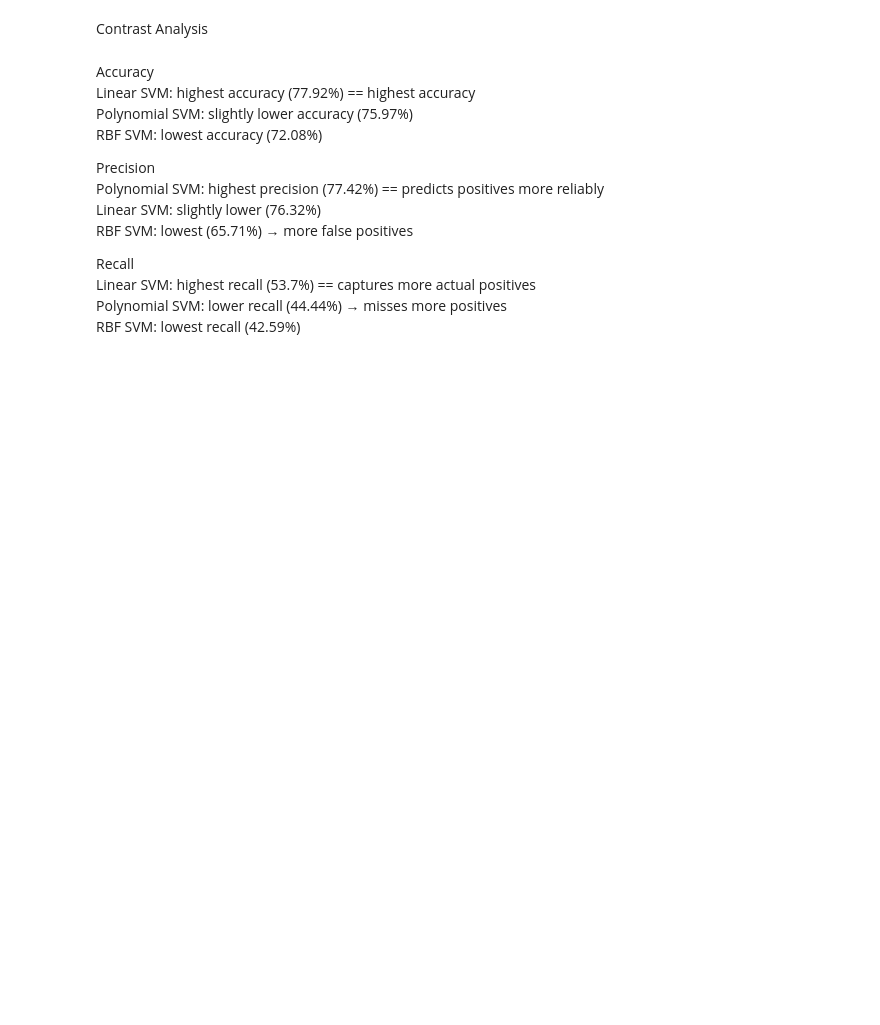
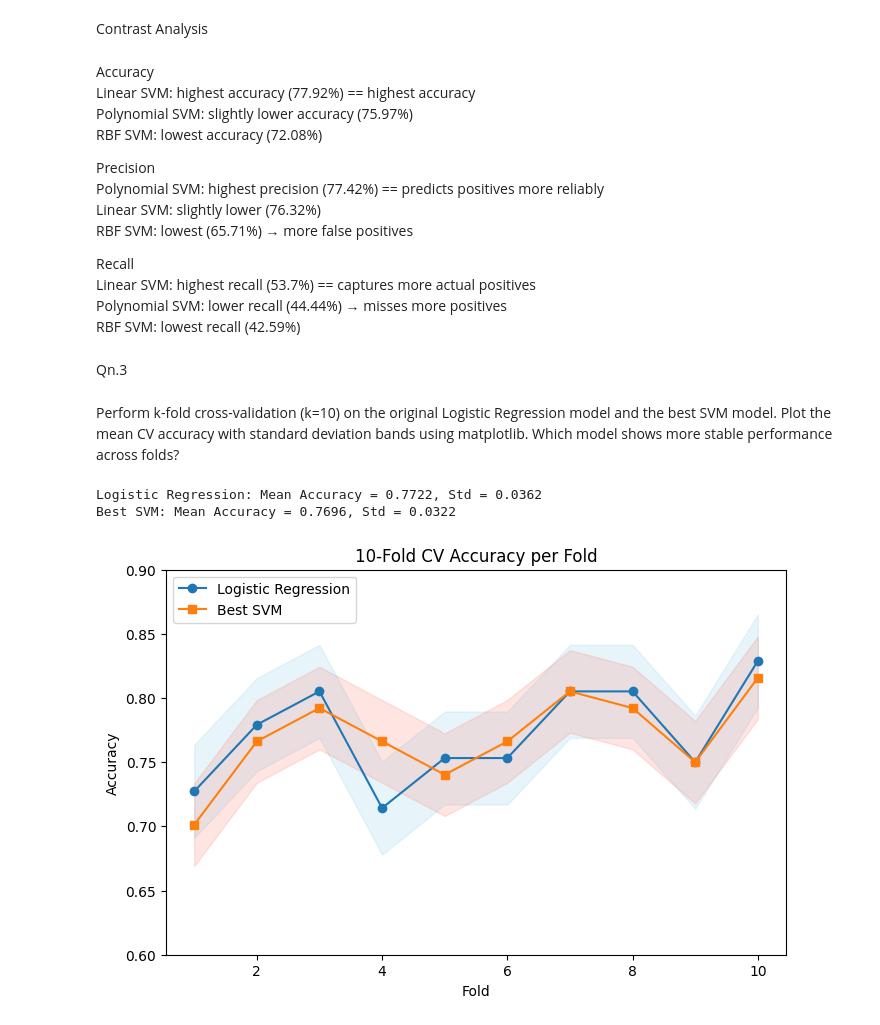
Before and after one commit to anthonybyamugisha/diabates_model, a Jupyter notebook: Lab 5 - Logistic regression and SVM.ipynb, the cells around one changed output. Drawn from its saved outputs; the diff is of its cells as text; code cells hidden in the pictures; blank space fills up the shorter version.

```diff
--- a/Lab 5 - Logistic regression and SVM.ipynb
+++ b/Lab 5 - Logistic regression and SVM.ipynb
@@ -333,3 +333,7 @@ Recall
 Linear SVM: highest recall (53.7%) == captures more actual positives
 Polynomial SVM: lower recall (44.44%) → misses more positives
 RBF SVM: lowest recall (42.59%)
+# %% [markdown]
+Qn.3
+# %% [markdown]
+Perform k-fold cross-validation (k=10) on the original Logistic Regression model and the best SVM model. Plot the mean CV accuracy with standard deviation bands using matplotlib. Which model shows more stable performance across folds?
@@ -335,0 +342,41 @@ RBF SVM: lowest recall (42.59%)
+# %%
+#performing cross-validation for logistic regression and best SVM model
+k = 10
+
+# Logistic Regression
+cv_scores_lr = cross_val_score(lr, X, y, cv=k, scoring="accuracy")
+
+# Best SVM model (already tuned)
+cv_scores_svm = cross_val_score(best_model, X, y, cv=k, scoring="accuracy")
+# %%
+#computing mean and standard deviation of cross-validation scores
+# Logistic Regression
+mean_lr = np.mean(cv_scores_lr)
+std_lr = np.std(cv_scores_lr)
+
+# SVM
+mean_svm = np.mean(cv_scores_svm)
+std_svm = np.std(cv_scores_svm)
+
+print("Logistic Regression: Mean Accuracy = {:.4f}, Std = {:.4f}".format(mean_lr, std_lr))
+print("Best SVM: Mean Accuracy = {:.4f}, Std = {:.4f}".format(mean_svm, std_svm))
+# %% [output]
+Logistic Regression: Mean Accuracy = 0.7722, Std = 0.0362
+Best SVM: Mean Accuracy = 0.7696, Std = 0.0322
+# %%
+#visualizing cross-validation scores for each fold
+folds = np.arange(1, 11)
+
+plt.figure(figsize=(8,5))
+plt.plot(folds, cv_scores_lr, marker='o', label='Logistic Regression')
+plt.plot(folds, cv_scores_svm, marker='s', label='Best SVM')
+plt.fill_between(folds, cv_scores_lr - std_lr, cv_scores_lr + std_lr, color='skyblue', alpha=0.2)
+plt.fill_between(folds, cv_scores_svm - std_svm, cv_scores_svm + std_svm, color='salmon', alpha=0.2)
+plt.xlabel("Fold")
+plt.ylabel("Accuracy")
+plt.title("10-Fold CV Accuracy per Fold")
+plt.legend()
+plt.ylim(0.6, 0.9)
+plt.show()
+# %% [output]
+[figure, added]
```
Also changed, not shown: parts of 13 cells of this notebook.
